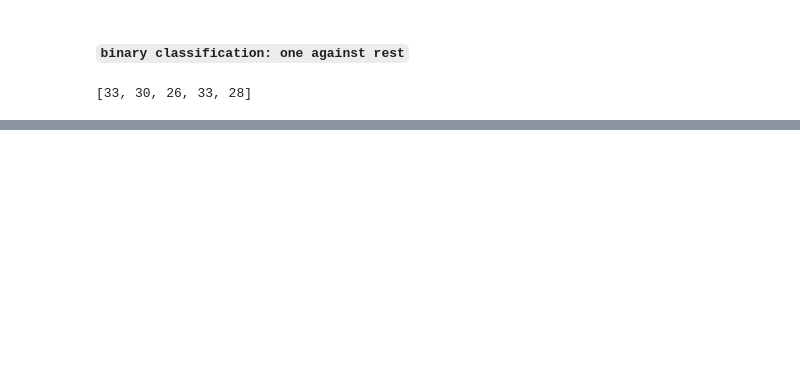
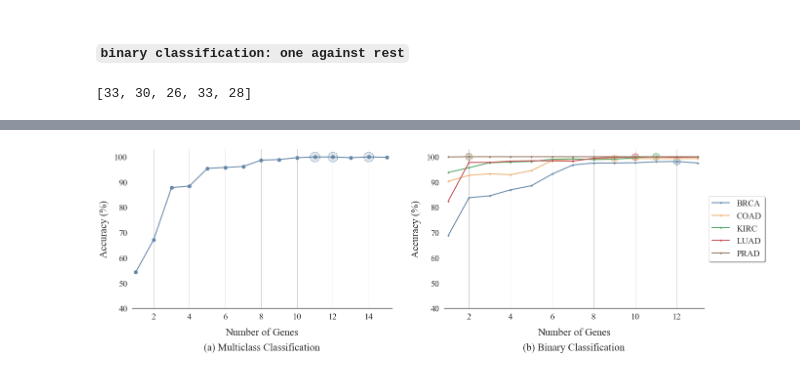
Before and after one commit to fuad021/biomarker-identification, a Jupyter notebook: notebook.ipynb, the cells around one changed output, grey strips where cells are left out. Saved outputs shown, nothing was run; the diff lists cells and outputs as text; code cells hidden in the pictures; blank space fills up the shorter version.

```diff
--- a/notebook.ipynb
+++ b/notebook.ipynb
@@ -1368,0 +1480,3 @@ for u in union_res:
+# %%
+df = X[union_res[10]['genes']]
+df.shape
@@ -1447,2 +1599,9 @@ results
     'gene_9175',
     'gene_9176']}]]
+# %%
+import pickle
+with open('union_res.pkl', 'wb') as f:
+    pickle.dump(union_res, f)
+
+with open('results.pkl', 'wb') as f:
+    pickle.dump(results, f)
@@ -1448,0 +1620,71 @@ results
+# %%
+import pickle
+with open('union_res.pkl', 'rb') as f:
+    union_res = pickle.load(f)
+
+with open('results.pkl', 'rb') as f:
+    results = pickle.load(f)
+# %%
+sns.set_style('white')
+cp_list = ['#6587A8', '#EDB277', '#55A868', '#C44E52', '#937860']
+
+factor = 1
+fontsize = 21
+linewidth = 2
+fig, ax = plt.subplots(1, 2, figsize=(21*factor, 6*factor))
+csfont = {'fontname':'Times New Roman'}
+
+x = [r['count'] for r in union_res]
+y = [float(r['acc']) for r in union_res]
+y[-3] -= 0.01
+best_x = [i+1 for i, j in enumerate(y) if j == max(y)]
+best_y = round(max(y), 2)
+
+ax[0].plot(x, y, 'o-', markersize=linewidth+5, c='#6587A8', linewidth=linewidth)
+ax[0].set_xticks(range(0, max(x)+1, 2))
+ax[0].set_yticks(range(40, 101, 10))
+ax[0].set_xlabel('Number of Genes', size=fontsize*factor, labelpad=14*factor, **csfont)
+ax[0].set_ylabel('Accuracy (%)', size=fontsize*factor, labelpad=10*factor, **csfont)
+ax[0].set_xlim([0.8, 15.3])
+ax[0].set_ylim([40, 103])
+ax[0].grid(axis='x')
+ax[0].set_title('(a) Multiclass Classification', y=-0.28, fontsize=fontsize*factor, **csfont)
+
+sns.despine(left=True)
+ax[0].scatter(best_x, [best_y]*len(best_x), s=400, facecolors='#6587A833', linewidth=factor, edgecolors='#6587A8', linestyle='--')
+
+label = ['BRCA', 'COAD', 'KIRC', 'LUAD', 'PRAD']
+for idx, res in enumerate(results):
+    # plt.figure(figsize=(12*factor, 6*factor))
+    x = [r['count'] for r in res]
+    y = [r['acc'] for r in res]
+    best_x = [i+1 for i, j in enumerate(y) if j == max(y)]
+    best_y = round(max(y), 2)
+    if len(best_x) > 1:
+        best_x = [best_x[0]]
+
+    # plt.plot(x, y, 'o-', markersize=12, c='#167bb6', linewidth=factor, label=label)
+    ax[1].plot(x, y, 'o-', markersize=linewidth+1, linewidth=linewidth, label=label[idx], c=cp_list[idx])
+    ax[1].scatter(best_x, [best_y]*len(best_x), s=210, facecolors=cp_list[idx]+'55', linewidth=factor, edgecolors=cp_list[idx], linestyle='--')
+    ax[1].set_xticks(range(0, max(x)+1, 2))
+    ax[1].set_yticks(range(40, 101, 10))
+    ax[1].set_xlabel('Number of Genes', size=fontsize*factor, labelpad=14*factor, **csfont)
+    ax[1].set_ylabel('Accuracy (%)', size=fontsize*factor, labelpad=10*factor, **csfont)
+    ax[1].set_xlim([0.8, 13.3])
+    ax[1].set_ylim([40, 103])
+    ax[1].grid(axis='x')
+    sns.despine(left=True)
+
+mpl.rc('font',family='Times New Roman')
+
+ax[1].set_title('(b) Binary Classification', y=-0.28, fontsize=fontsize*factor, **csfont)
+plt.legend(loc='center left', bbox_to_anchor=(1, 0.5), fancybox=True, shadow=True, fontsize=fontsize-3)
+
+ticks_font = mpl.font_manager.FontProperties(family='Times New Roman', style='normal', size=fontsize-3, weight='normal', stretch='normal')
+for label in [ax[0].get_xticklabels(), ax[0].get_yticklabels(), ax[1].get_xticklabels(), ax[1].get_yticklabels()]:
+    for l in label:
+        l.set_fontproperties(ticks_font)
+
+plt.show()
+# %% [output]
+[figure, added]
```
Also changed, not shown: parts of 31 cells of this notebook, 17 other files.
